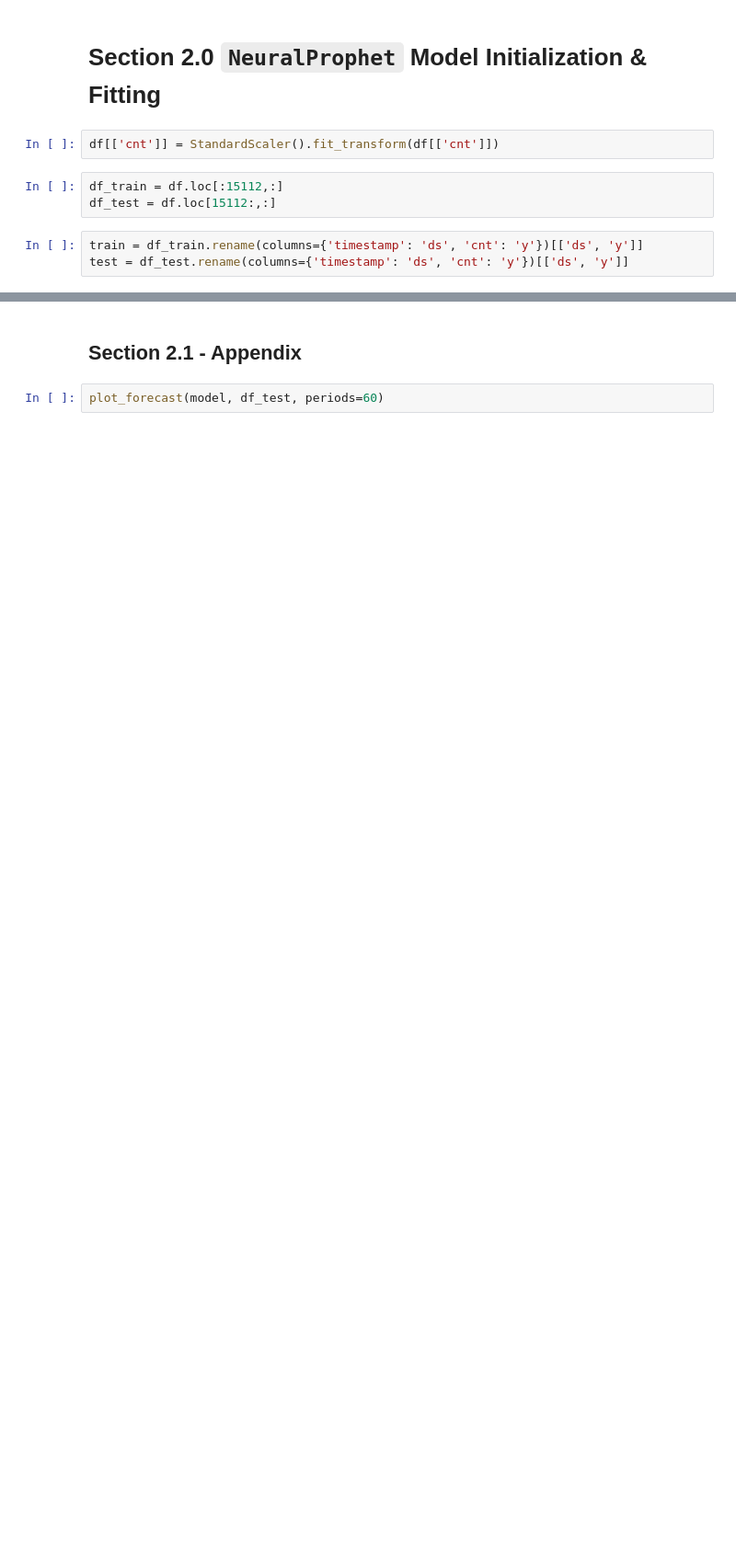
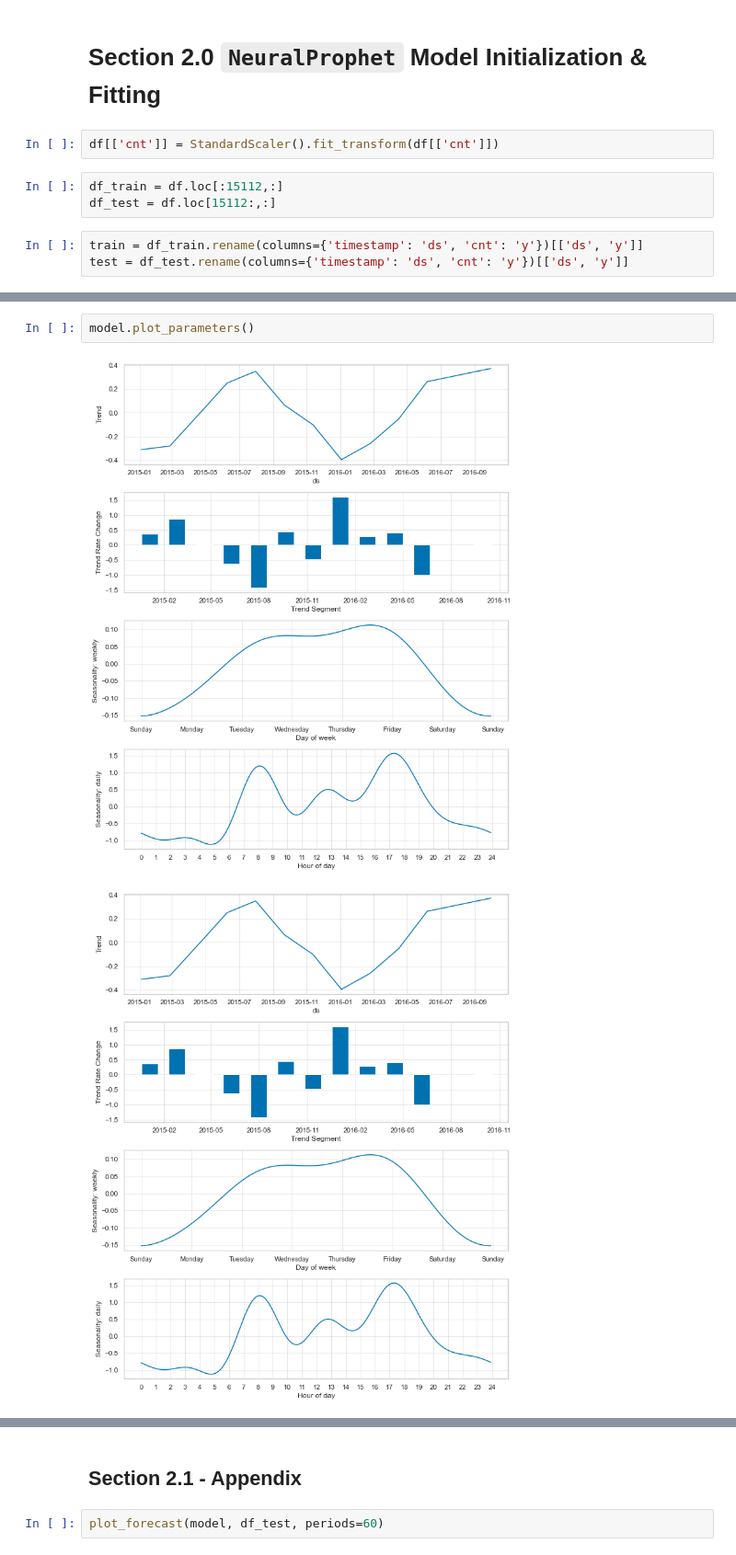
Before and after one commit to sunnydigital/DS4B_Su22, a Jupyter notebook: Final Project/5.30.22 Final Project .ipynb, the cells around one changed output, grey strips where cells are left out. Shown at 92% size. Drawn from its saved outputs; the diff is of its cells as text; blank space fills up the shorter version.

```diff
--- a/Final Project/5.30.22 Final Project .ipynb
+++ b/Final Project/5.30.22 Final Project .ipynb
@@ -193,3 +208,8 @@ def plot_forecast(model, data, historic_pred=True, highlight_steps_ahead=None):
+# %%
+model.plot_parameters()
+# %% [output]
+[figure, added]
+[figure, added]
 # %%
 plot_forecast(model, test)
 # %% [output]
```
Also changed, not shown: parts of 6 cells of this notebook.
